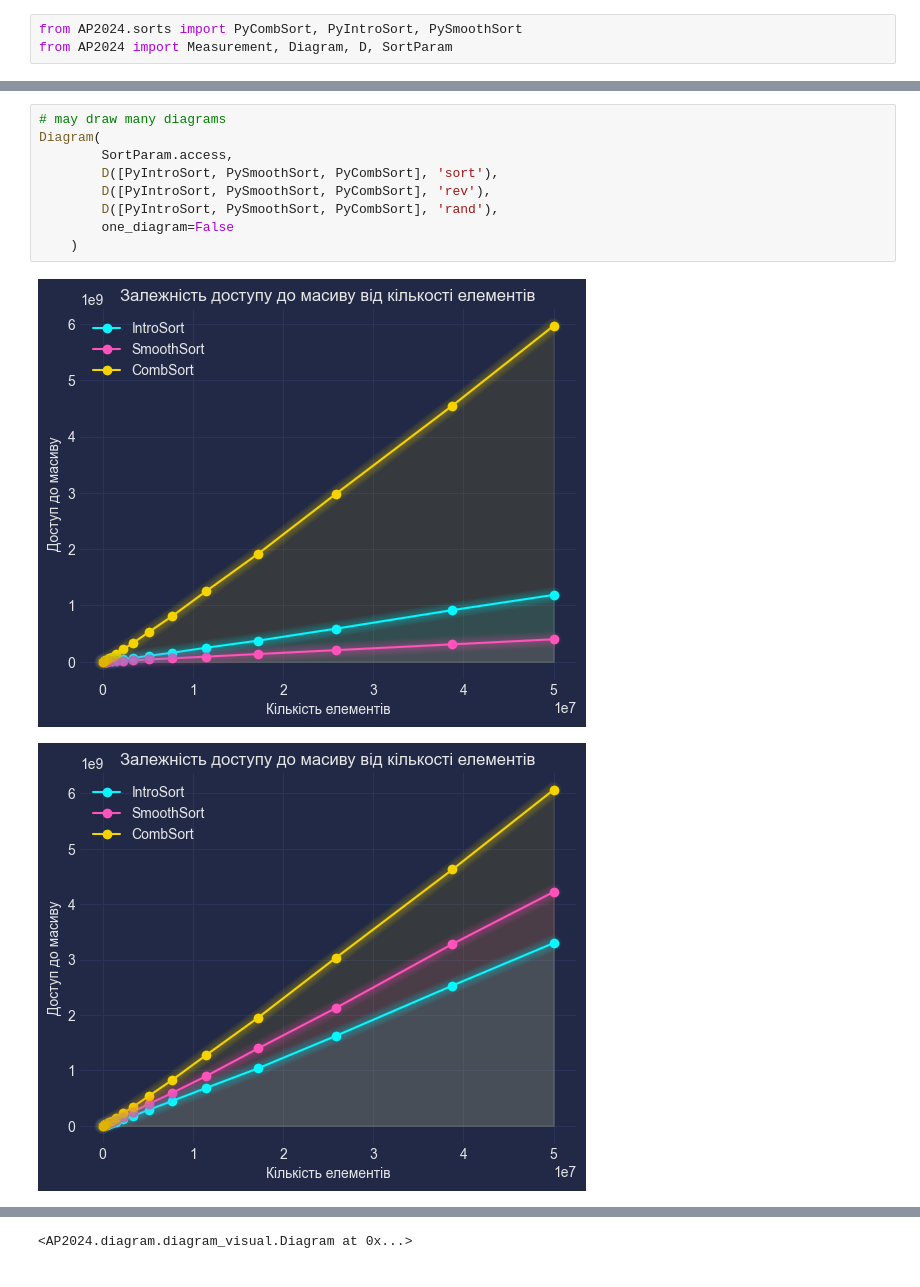
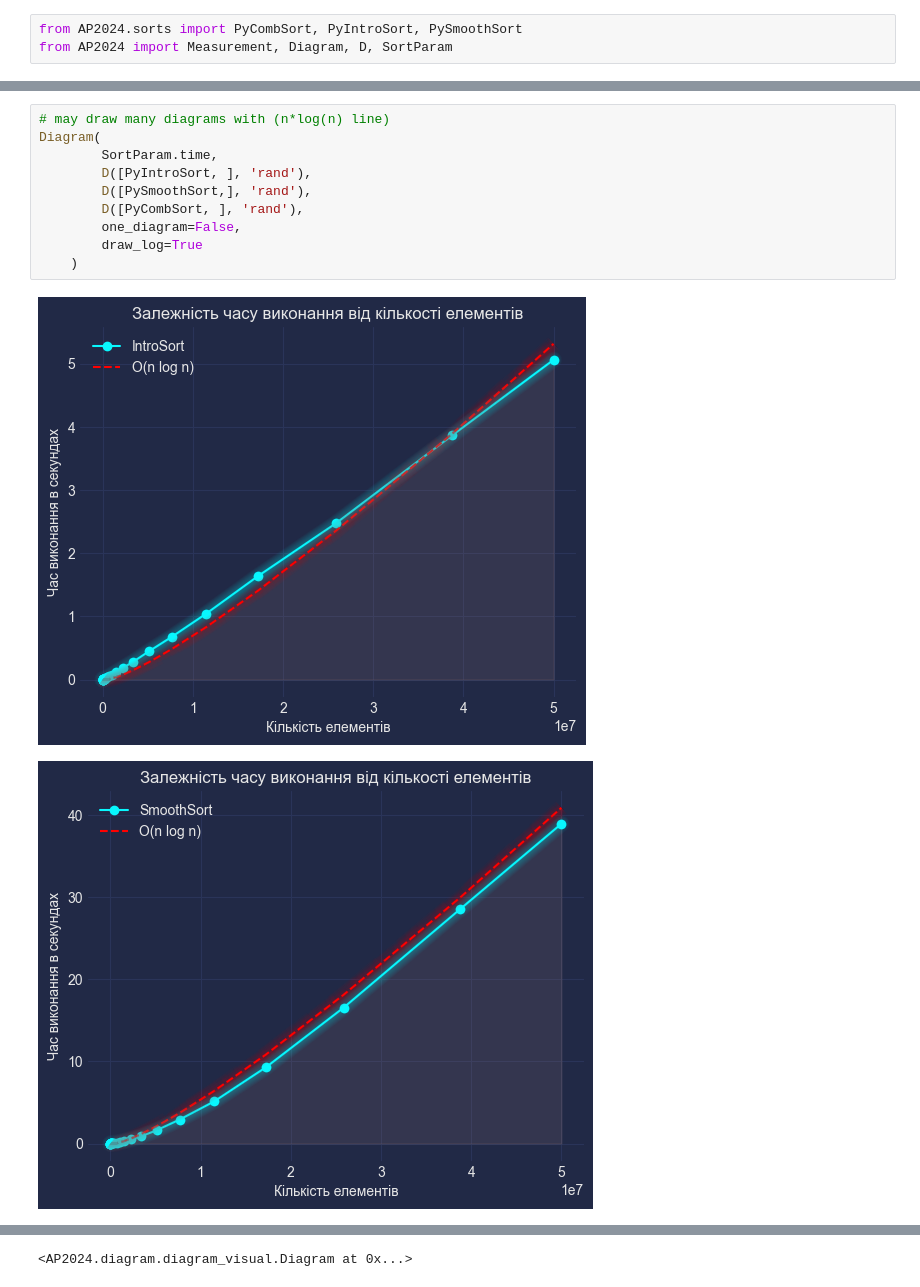
Before and after one commit to Van4ooo/AP2024, a Jupyter notebook: examples.ipynb, the cells around one changed output, grey strips where cells are left out. Cells and saved outputs as stored; diff of their text form.

```diff
--- a/examples.ipynb
+++ b/examples.ipynb
@@ -30,13 +23,14 @@ Diagram(
 <AP2024.diagram.diagram_visual.Diagram at 0x...>
 # %%
-# may draw many diagrams
+# may draw many diagrams with (n*log(n) line)
 Diagram(
-        SortParam.access,
-        D([PyIntroSort, PySmoothSort, PyCombSort], 'sort'),
-        D([PyIntroSort, PySmoothSort, PyCombSort], 'rev'),
-        D([PyIntroSort, PySmoothSort, PyCombSort], 'rand'),
-        one_diagram=False
+        SortParam.time,
+        D([PyIntroSort, ], 'rand'),
+        D([PySmoothSort,], 'rand'),
+        D([PyCombSort, ], 'rand'),
+        one_diagram=False,
+        draw_log=True
     )
 # %% [output]
-[figure, old version]
+[figure, new version]
-[figure, old version]
+[figure, new version]
```
Also changed, not shown: parts of 4 cells of this notebook, 1 other file.
